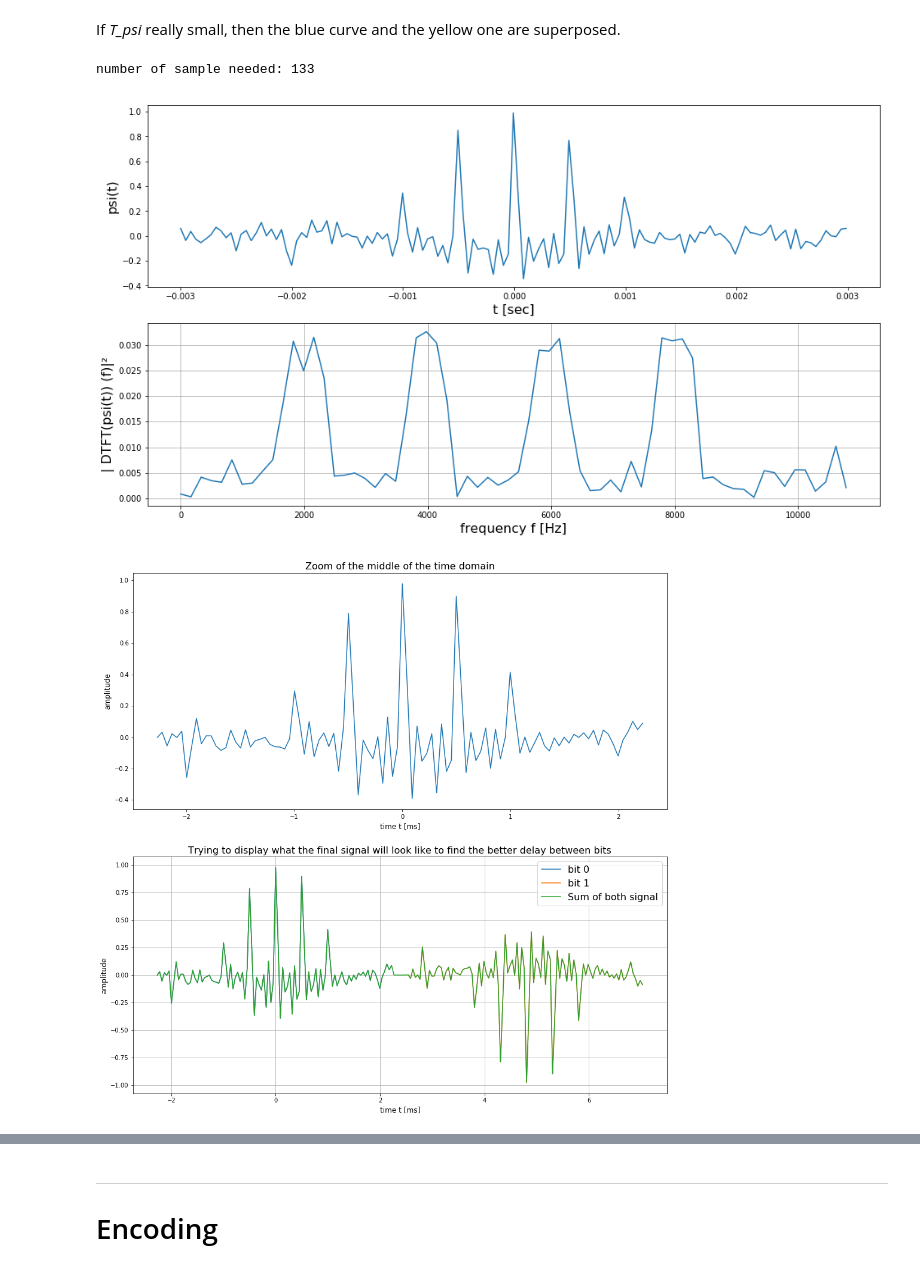
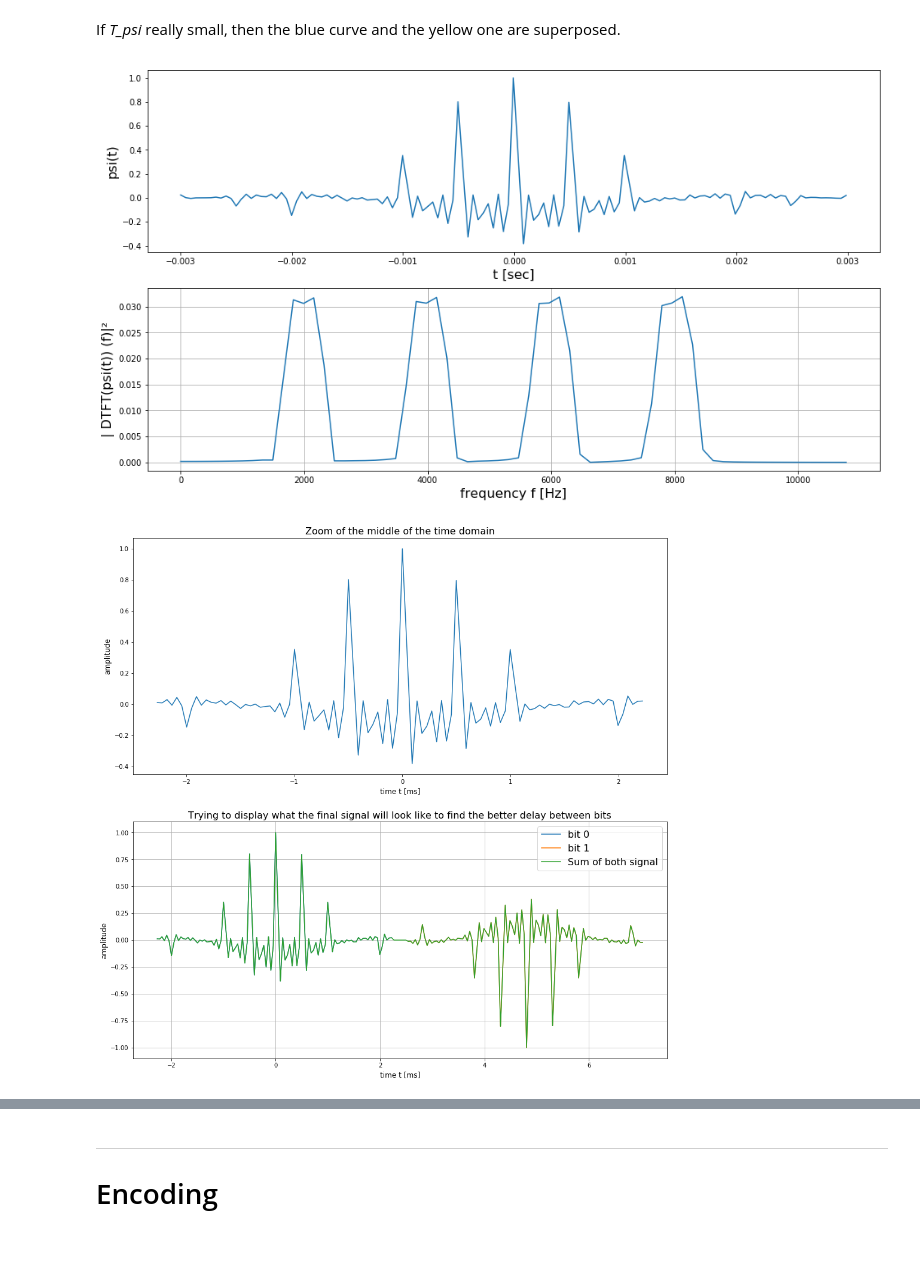
Before and after one commit to Dreyvor/Project_PDC, a Jupyter notebook: signal_conception.ipynb, the cells around one changed output, grey strips where cells are left out. Cells and saved outputs as stored; diff of their text form; code cells hidden in the pictures.

```diff
--- a/signal_conception.ipynb
+++ b/signal_conception.ipynb
@@ -11,19 +11,21 @@ import CodewordToBinary as c2b
 
 txt = "Les#é!^ ?''& %* ç a"
 
-bits = tb.text_to_bits(txt)
-#print("bits:",bits)
+def textToCodewords(txt):
+    bits = tb.text_to_bits(txt)
+    codeword = b2c.f(bits)
+    return codeword
 
-codeword = b2c.f(bits)
-#print("codeword:", codeword)
 
-bits2 = c2b.f(codeword)
-#print("bits2:",bits2)
+def codewordToText(codeword):
+    bits2 = c2b.f(codeword)
+    res = tb.text_from_bits(bits2)
+    return res
 
-res = tb.text_from_bits(bits2)
+codeword = textToCodewords(txt)
+res = codewordToText(codeword)
 
 print(res)
-print(codeword)
 
 #####################
 ###### TO KEEP ######
@@ -90,63 +91,69 @@ If *T_psi* really small, then the blue curve and the yellow one are superposed.
 ###### https://plot.ly/matplotlib/fft/ ######
 #############################################
 
+#Fs = 8.0 * ff + (1.55/T_psi)  # sampling rate /!\ Choose a factor which respect the sampling theorem (>=2*4 + a little bit to avoid aliasing in freq domain)
+#oversampling_factor = 1 #Don't oversample please =)
+
+#init some global variables
 ff = 2000 # frequency of the signal in Hz
-#Fs = 8.0 * ff + (1.55/T_psi)  # sampling rate /!\ Choose a factor which respect the sampling theorem (>=2*4 + a little bit to avoid aliasing in freq domain)
-oversampling_factor = 1 #Don't oversampling please =)
-Fs = oversampling_factor * 22050 #Don't change, it 's fixed in the pdf
+Fs = 22050 #* oversampling_factor #Don't change, it 's fixed in the pdf
 Ts = 1.0/Fs # sampling interval
 time_interval = 0.003
 t = np.arange(-time_interval, time_interval, Ts) # time vector
 
-amplitude = 1
-y_base = amplitude * psi(t)
+#amplitude = 1
+y_base = psi(t) #* amplitude
 
-# Modulate our signal
-y = y_base * np.cos(2*np.pi*ff*t) + y_base * np.cos(2*2*np.pi*ff*t) + y_base * np.cos(3*2*np.pi*ff*t) + y_base * np.cos(4*2*np.pi*ff*t)
+# Modulate a given signal and resize it to [-1,1]
+def modulate_and_resize(y_base):
+    y = y_base * np.cos(2*np.pi*ff*t) + y_base * np.cos(2*2*np.pi*ff*t) + y_base * np.cos(3*2*np.pi*ff*t) + y_base * np.cos(4*2*np.pi*ff*t)
+    ymax = np.max(np.abs(y))
+    y /= ymax
+    return y
 
-#Try solution to compensate the clip between [-1,1]
-ymax = np.max(np.abs(y))
-y /= ymax
+# Add gaussian noise to a given signal
+def addNoise(y):
+    n = len(y) # length of the signal
+    print("number of sample needed:",n)
+    y = y + np.random.normal(0, 0.05, n)
+    return y
 
-y_to_send = y
+def getSignal():
+    y_base = psi(t)
+    y = modulate_and_resize(y_base)
+    return y
+    #return addNoise(y)
 
-#clip values to [-1,1] (thanks PDF...)
-y = np.where(y > 1, 1, y)
-y = np.where(y < -1, -1, y)
+y_to_send = getSignal()
 
-# Add gaussian noise
-n = len(y) # length of the signal
-print("number of sample needed:",n)
-y = y + np.random.normal(0, 0.05, n)
-y_to_send = y
-
+################
+##### PLOT #####
+################
+n = len(y_to_send)
 k = np.arange(n)
 T = n/Fs
 frq = k/T # two sides frequency range
 frq = frq[range(n // 2)] # one side frequency range (7 = 3*2+1 ==> 7//2 = 6//2 = 3)
 
-Y = np.fft.fft(y)/n # fft computing and normalization
+Y = np.fft.fft(y_to_send)/n # fft computing and normalization
 Y = Y[range(n // 2)]
 
-
-# Plot
 plt.figure(figsize=(16,9))
 plt.subplot(211)
-plt.plot(t,y)
+plt.plot(t,y_to_send)
 plt.xlabel("t [sec]",fontsize=16)
 plt.ylabel("psi(t)",fontsize=16)
 plt.subplot(212)
 plt.plot(frq, np.abs(Y))
 plt.xlabel("frequency f [Hz]",fontsize=16)
 plt.ylabel("| DTFT(psi(t)) (f)|²",fontsize=16)
 plt.grid()
 plt.show()
 # %% [output]
-number of sample needed: 133
-[figure, old version]
+[figure, new version]
 # %%
 sample_interval = int(min(n/2, 50))
-test = y[len(y)//2-sample_interval:len(y)//2+sample_interval]
+test = y_to_send[len(y_to_send)//2-sample_interval:len(y_to_send)//2+sample_interval]
 
 #delay = int(min(n/2, 57)) # number of sample that we wait before sending the second bit
 delay = int(min(n/1.25, n))
@@ -180,6 +187,6 @@ plt.legend(["bit 0", "bit 1", "Sum of both signal"], fontsize=16)
 plt.grid()
 plt.show()
 # %% [output]
-[figure, old version]
+[figure, new version]
 # %%
 print("Estimation of how many addition are needed to compute the signal that will be send to the server [#additions]:", n*160)
```
Also changed, not shown: parts of 7 cells of this notebook.
